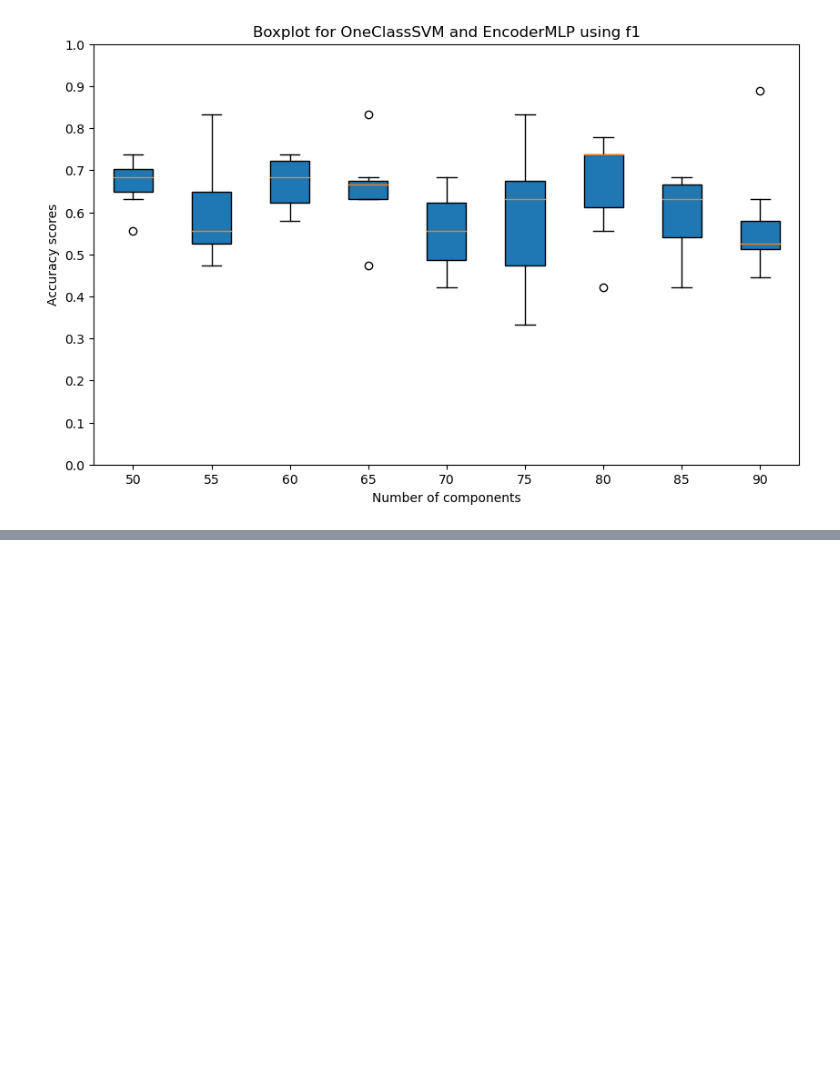
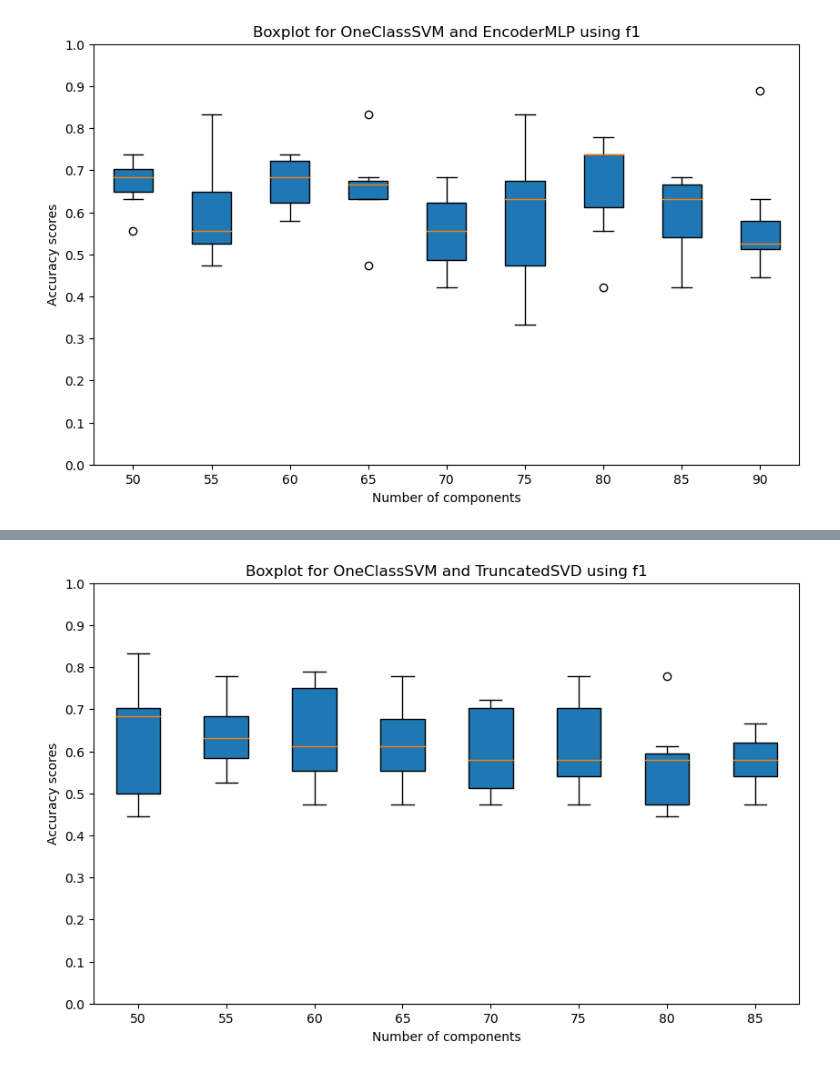
Before and after one commit to chrfum/one-class_classifier, a Jupyter notebook: run-over_classifier/graphs/box.ipynb, the cells around one changed output, grey strips where cells are left out. Saved outputs shown, nothing was run; the diff lists cells and outputs as text; code cells hidden in the pictures; blank space fills up the shorter version.

```diff
--- a/run-over_classifier/graphs/box.ipynb
+++ b/run-over_classifier/graphs/box.ipynb
@@ -86,0 +101,4 @@ box_plot(scores[9:18], 'OneClassSVM', 'EncoderMLP', 'f1')
+# %%
+box_plot(scores[8:], 'OneClassSVM', 'TruncatedSVD', 'f1')
+# %% [output]
+[figure, added]
```
Also changed, not shown: parts of 13 cells of this notebook.
